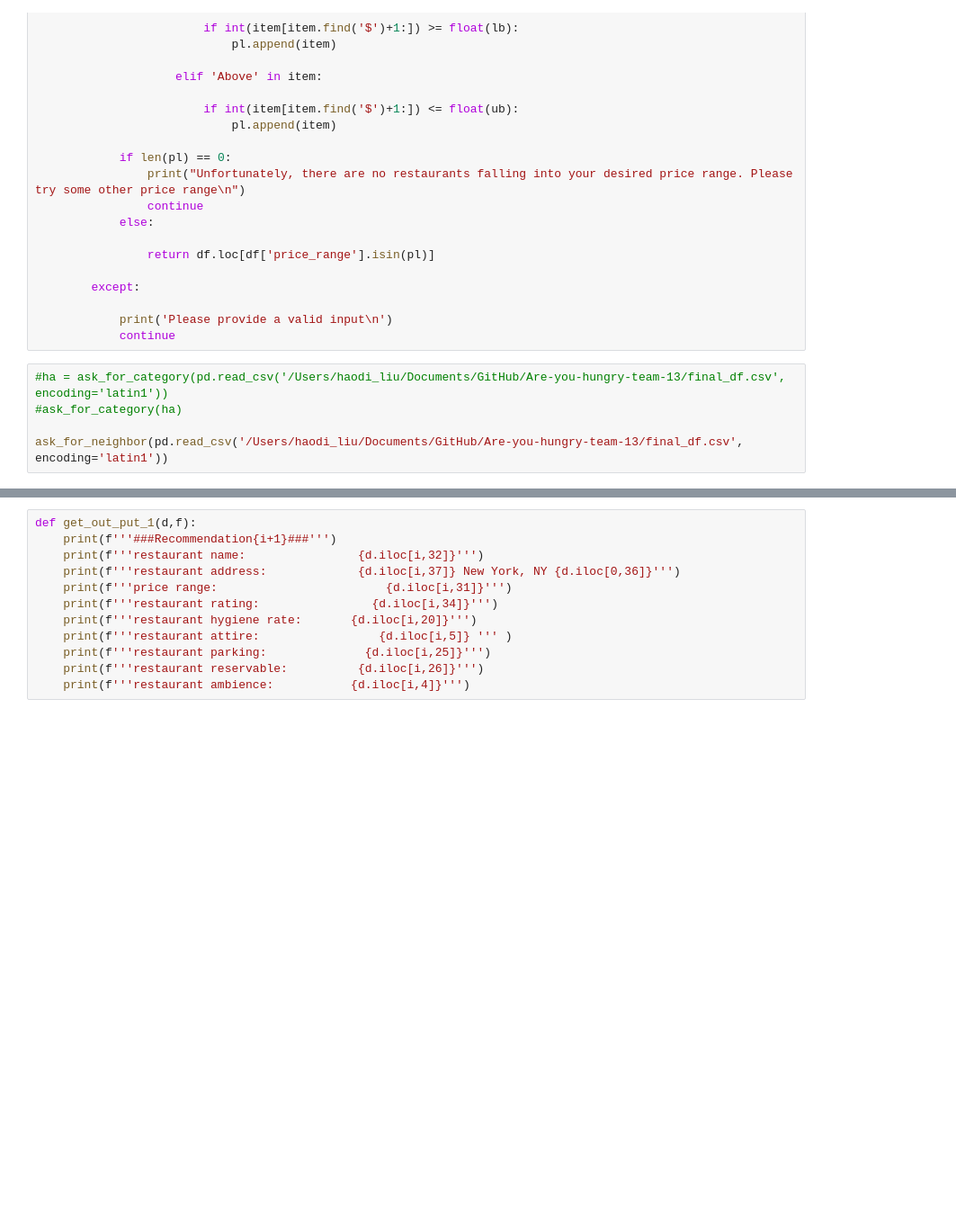
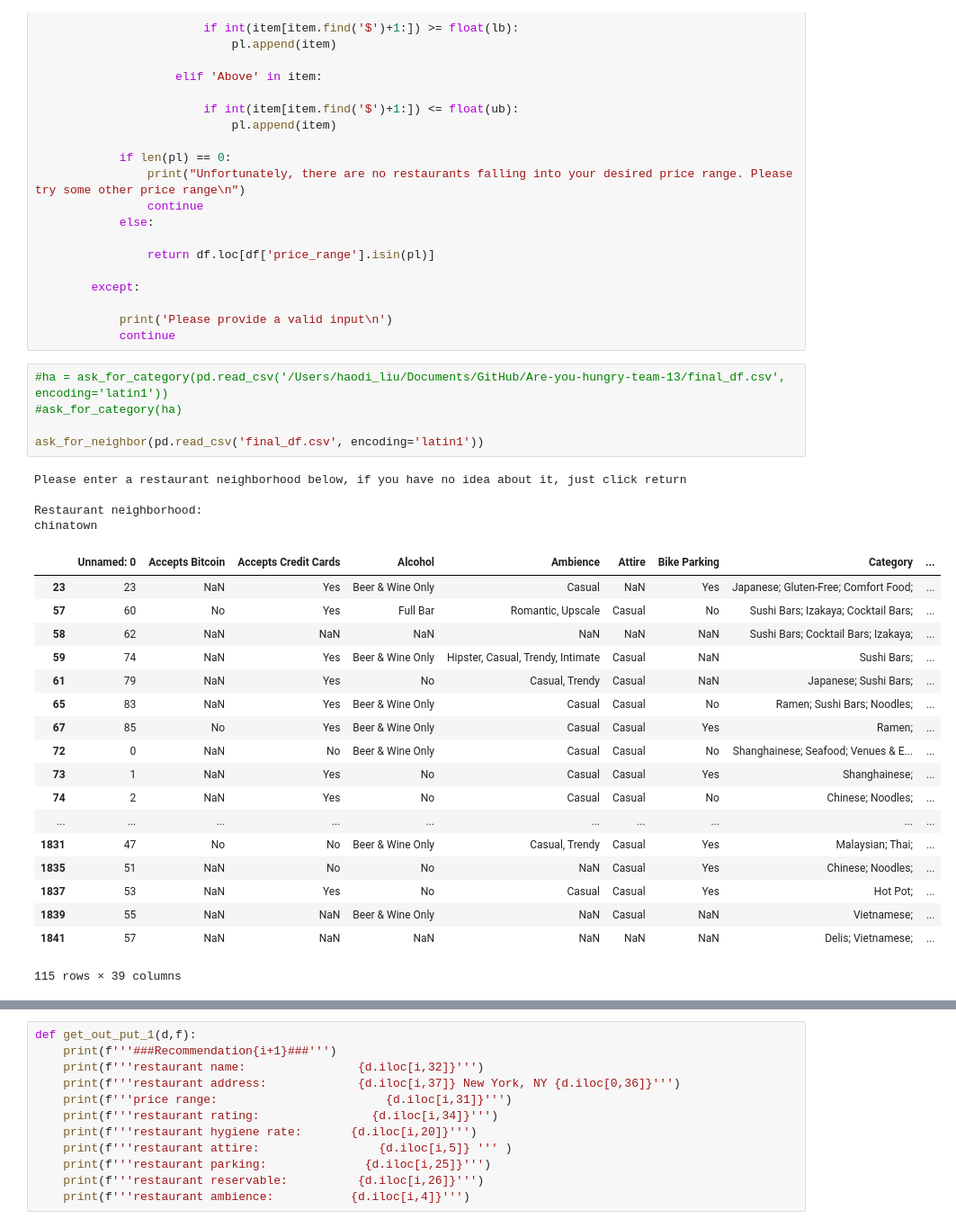
Before and after one commit to yeahgo/Are-you-hungry-team-13, a Jupyter notebook: Project are you hungry team 13.ipynb, the cells around one changed output, grey strips where cells are left out. Shown at 90% size. Saved outputs shown, nothing was run; the diff lists cells and outputs as text; blank space fills up the shorter version.

```diff
--- a/Project are you hungry team 13.ipynb
+++ b/Project are you hungry team 13.ipynb
@@ -398,6 +417,29 @@ def ask_for_price(df):
 # %%
 #ha = ask_for_category(pd.read_csv('/Users/haodi_liu/Documents/GitHub/Are-you-hungry-team-13/final_df.csv', encoding='latin1'))
 #ask_for_category(ha)
 
-ask_for_neighbor(pd.read_csv('/Users/haodi_liu/Documents/GitHub/Are-you-hungry-team-13/final_df.csv', encoding='latin1'))
+ask_for_neighbor(pd.read_csv('final_df.csv', encoding='latin1'))
+# %% [output]
+Please enter a restaurant neighborhood below, if you have no idea about it, just click return
+
+Restaurant neighborhood:
+chinatown
+|  | Unnamed: 0 | Accepts Bitcoin | Accepts Credit Cards | Alcohol | Ambience | Attire | Bike Parking | Category | ... |
+| 23 | 23 | NaN | Yes | Beer & Wine Only | Casual | NaN | Yes | Japanese; Gluten-Free; Comfort Food; | ... |
+| 57 | 60 | No | Yes | Full Bar | Romantic, Upscale | Casual | No | Sushi Bars; Izakaya; Cocktail Bars; | ... |
+| 58 | 62 | NaN | NaN | NaN | NaN | NaN | NaN | Sushi Bars; Cocktail Bars; Izakaya; | ... |
+| 59 | 74 | NaN | Yes | Beer & Wine Only | Hipster, Casual, Trendy, Intimate | Casual | NaN | Sushi Bars; | ... |
+| 61 | 79 | NaN | Yes | No | Casual, Trendy | Casual | NaN | Japanese; Sushi Bars; | ... |
+| 65 | 83 | NaN | Yes | Beer & Wine Only | Casual | Casual | No | Ramen; Sushi Bars; Noodles; | ... |
+| 67 | 85 | No | Yes | Beer & Wine Only | Casual | Casual | Yes | Ramen; | ... |
+| 72 | 0 | NaN | No | Beer & Wine Only | Casual | Casual | No | Shanghainese; Seafood; Venues & E... | ... |
+| 73 | 1 | NaN | Yes | No | Casual | Casual | Yes | Shanghainese; | ... |
+| 74 | 2 | NaN | Yes | No | Casual | Casual | No | Chinese; Noodles; | ... |
+| ... | ... | ... | ... | ... | ... | ... | ... | ... | ... |
+| 1831 | 47 | No | No | Beer & Wine Only | Casual, Trendy | Casual | Yes | Malaysian; Thai; | ... |
+| 1835 | 51 | NaN | No | No | NaN | Casual | Yes | Chinese; Noodles; | ... |
+| 1837 | 53 | NaN | Yes | No | Casual | Casual | Yes | Hot Pot; | ... |
+| 1839 | 55 | NaN | NaN | Beer & Wine Only | NaN | Casual | NaN | Vietnamese; | ... |
+| 1841 | 57 | NaN | NaN | NaN | NaN | NaN | NaN | Delis; Vietnamese; | ... |
+115 rows × 39 columns
 # %%
```
Also changed, not shown: parts of 6 cells of this notebook.
